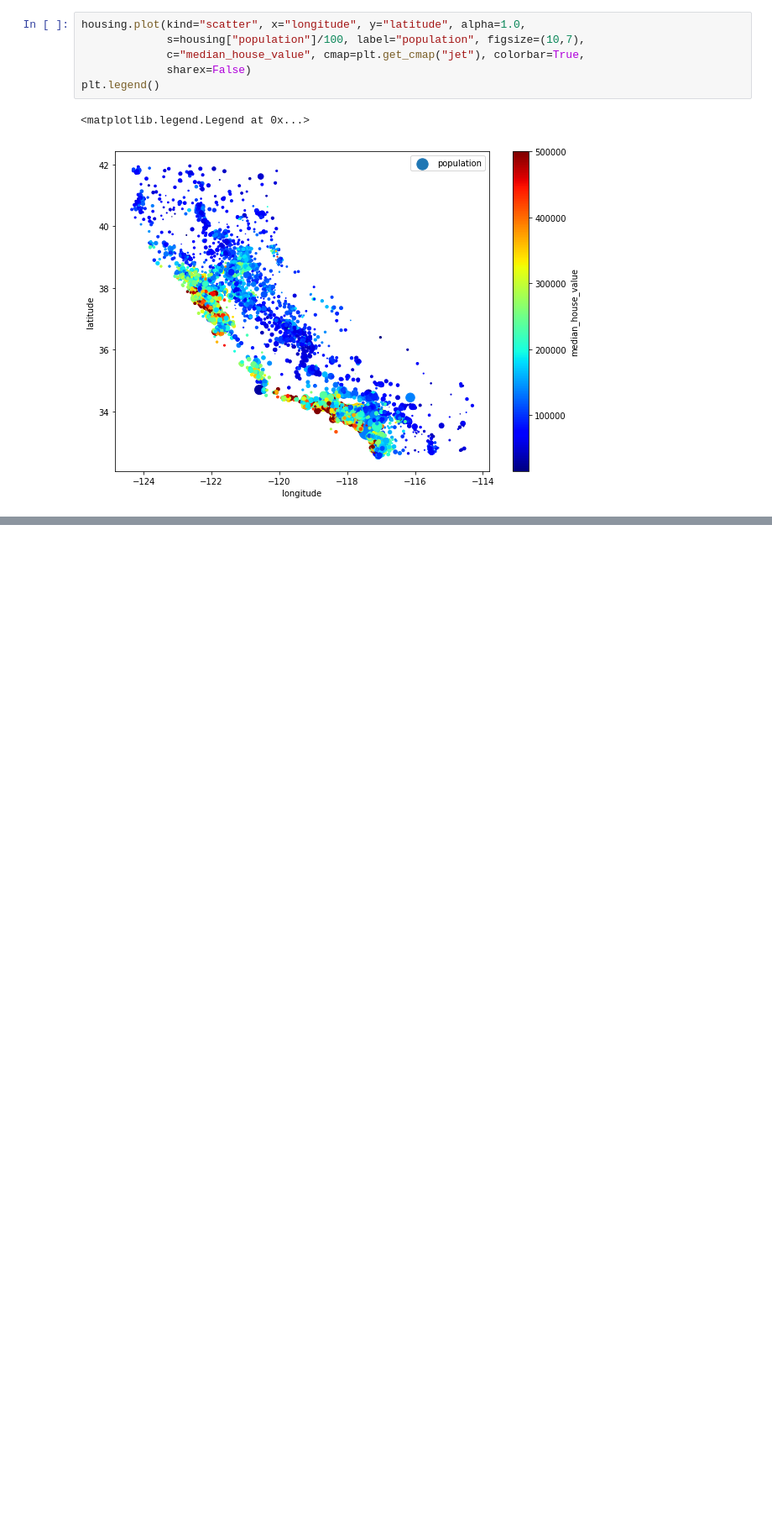
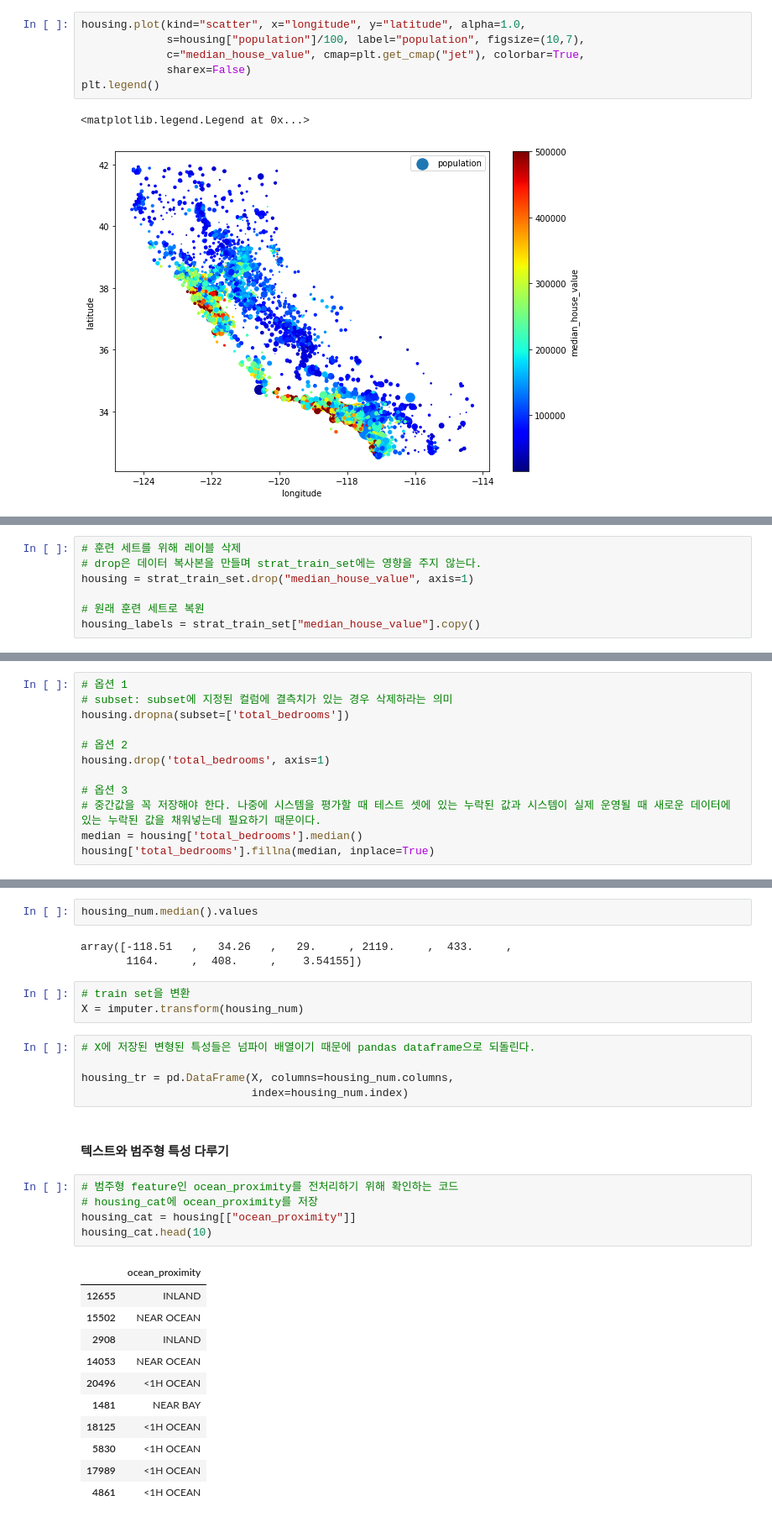
Before and after one commit to Yoon0527/AI_study, a Jupyter notebook: Hands_on_ML(1~4).ipynb, the cells around one changed output, grey strips where cells are left out. Shown at 84% size. Saved outputs shown, nothing was run; the diff lists cells and outputs as text; blank space fills up the shorter version.

```diff
--- a/Hands_on_ML(1~4).ipynb
+++ b/Hands_on_ML(1~4).ipynb
@@ -511,0 +638,7 @@ plt.show()
+# %%
+# 훈련 세트를 위해 레이블 삭제
+# drop은 데이터 복사본을 만들며 strat_train_set에는 영향을 주지 않는다.
+housing = strat_train_set.drop("median_house_value", axis=1)
+
+# 원래 훈련 세트로 복원
+housing_labels = strat_train_set["median_house_value"].copy()
@@ -511,0 +657,12 @@ plt.show()
+# %%
+# 옵션 1
+# subset: subset에 지정된 컬럼에 결측치가 있는 경우 삭제하라는 의미
+housing.dropna(subset=['total_bedrooms'])
+
+# 옵션 2
+housing.drop('total_bedrooms', axis=1)
+
+# 옵션 3
+# 중간값을 꼭 저장해야 한다. 나중에 시스템을 평가할 때 테스트 셋에 있는 누락된 값과 시스템이 실제 운영될 때 새로운 데이터에 있는 누락된 값을 채워넣는데 필요하기 때문이다.
+median = housing['total_bedrooms'].median()
+housing['total_bedrooms'].fillna(median, inplace=True)
@@ -511,0 +690,32 @@ plt.show()
+# %%
+housing_num.median().values
+# %% [output]
+array([-118.51   ,   34.26   ,   29.     , 2119.     ,  433.     ,
+       1164.     ,  408.     ,    3.54155])
+# %%
+# train set을 변환
+X = imputer.transform(housing_num)
+# %%
+# X에 저장된 변형된 특성들은 넘파이 배열이기 때문에 pandas dataframe으로 되돌린다.
+
+housing_tr = pd.DataFrame(X, columns=housing_num.columns,
+                          index=housing_num.index)
+# %% [markdown]
+#### 텍스트와 범주형 특성 다루기
+# %%
+# 범주형 feature인 ocean_proximity를 전처리하기 위해 확인하는 코드
+# housing_cat에 ocean_proximity를 저장
+housing_cat = housing[["ocean_proximity"]]
+housing_cat.head(10)
+# %% [output]
+|  | ocean_proximity |
+| 12655 | INLAND |
+| 15502 | NEAR OCEAN |
+| 2908 | INLAND |
+| 14053 | NEAR OCEAN |
+| 20496 | <1H OCEAN |
+| 1481 | NEAR BAY |
+| 18125 | <1H OCEAN |
+| 5830 | <1H OCEAN |
+| 17989 | <1H OCEAN |
+| 4861 | <1H OCEAN |
```
Also changed, not shown: parts of 27 cells of this notebook.
